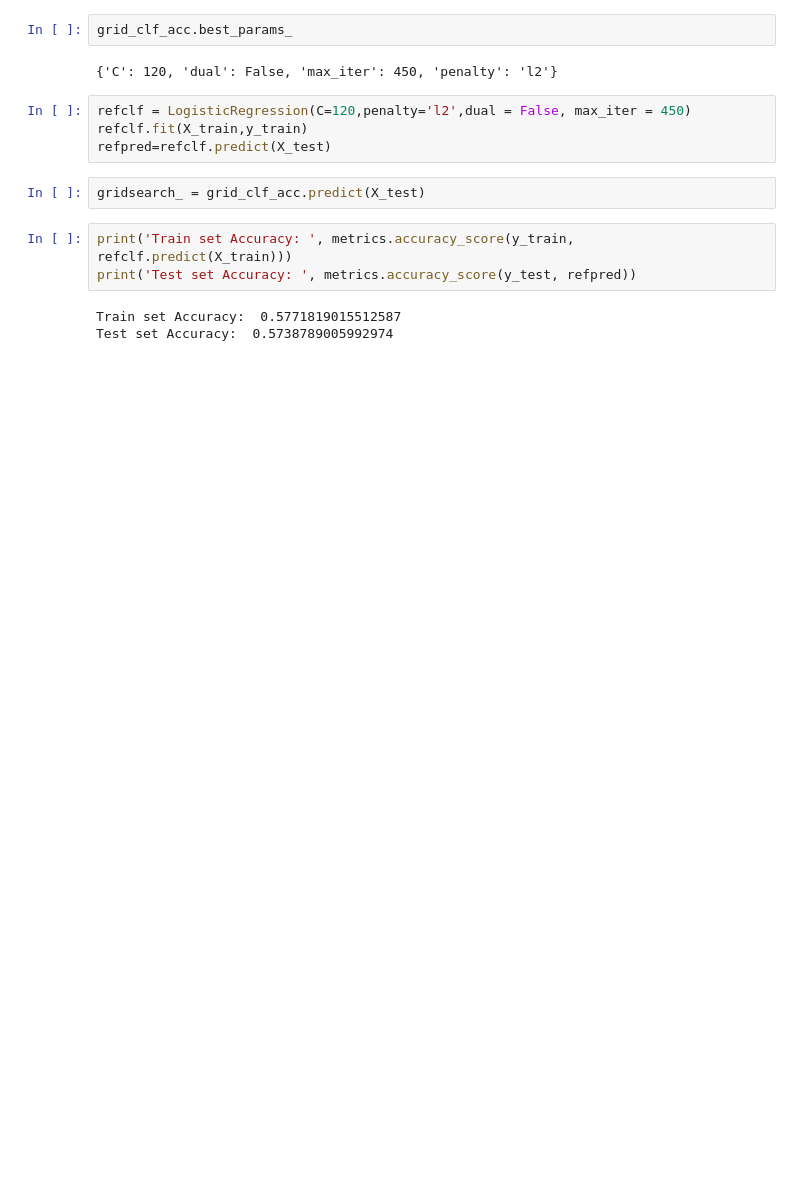
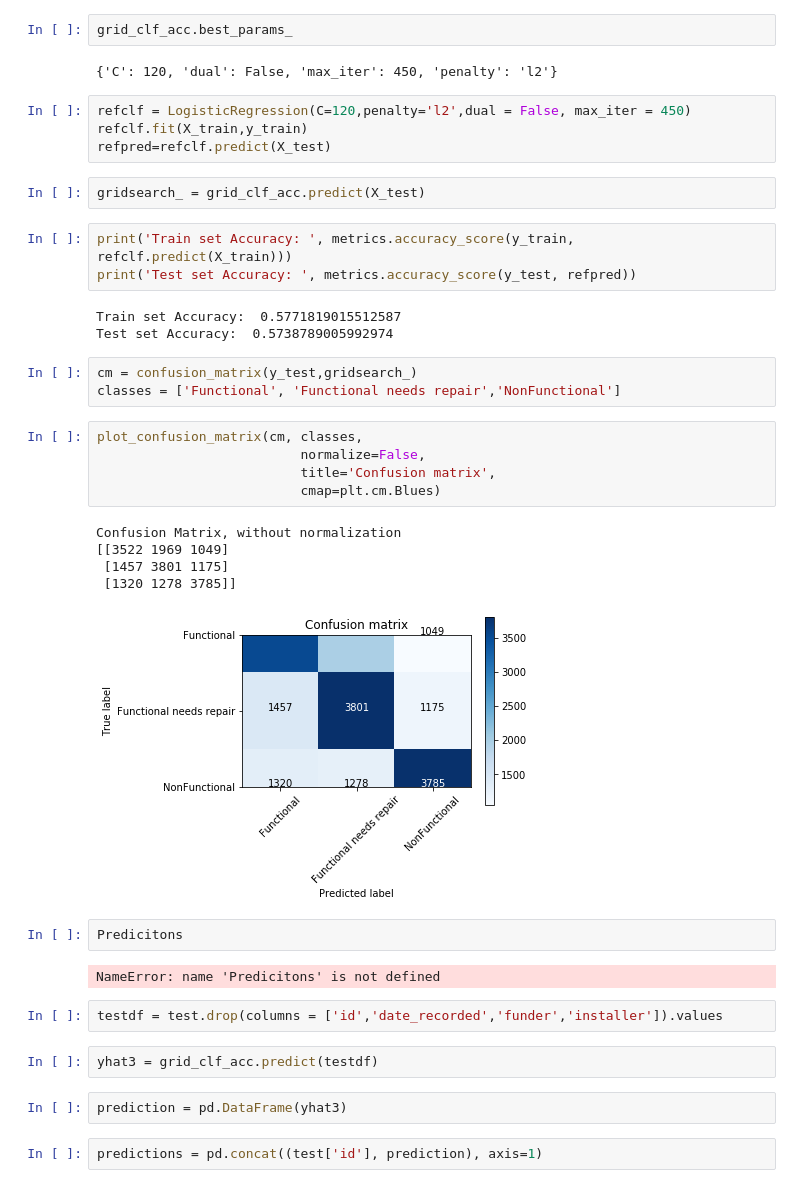
Before and after one commit to emilia329/PumpIt, a Jupyter notebook: Modeling.ipynb, the cells around one changed output. Saved outputs shown, nothing was run; the diff lists cells and outputs as text; blank space fills up the shorter version.

Commit message:
prediciting values

```diff
--- a/Modeling.ipynb
+++ b/Modeling.ipynb
@@ -470,3 +470,29 @@ print('Test set Accuracy: ', metrics.accuracy_score(y_test, refpred))
 # %% [output]
 Train set Accuracy:  0.5771819015512587
 Test set Accuracy:  0.5738789005992974
+# %%
+cm = confusion_matrix(y_test,gridsearch_)
+classes = ['Functional', 'Functional needs repair','NonFunctional']
+# %%
+plot_confusion_matrix(cm, classes,
+                          normalize=False,
+                          title='Confusion matrix',
+                          cmap=plt.cm.Blues)
+# %% [output]
+Confusion Matrix, without normalization
+[[3522 1969 1049]
+ [1457 3801 1175]
+ [1320 1278 3785]]
+[figure, added]
+# %%
+Predicitons
+# %% [output]
+NameError: name 'Predicitons' is not defined
+# %%
+testdf = test.drop(columns = ['id','date_recorded','funder','installer']).values
+# %%
+yhat3 = grid_clf_acc.predict(testdf)
+# %%
+prediction = pd.DataFrame(yhat3)
+# %%
+predictions = pd.concat((test['id'], prediction), axis=1)
```
